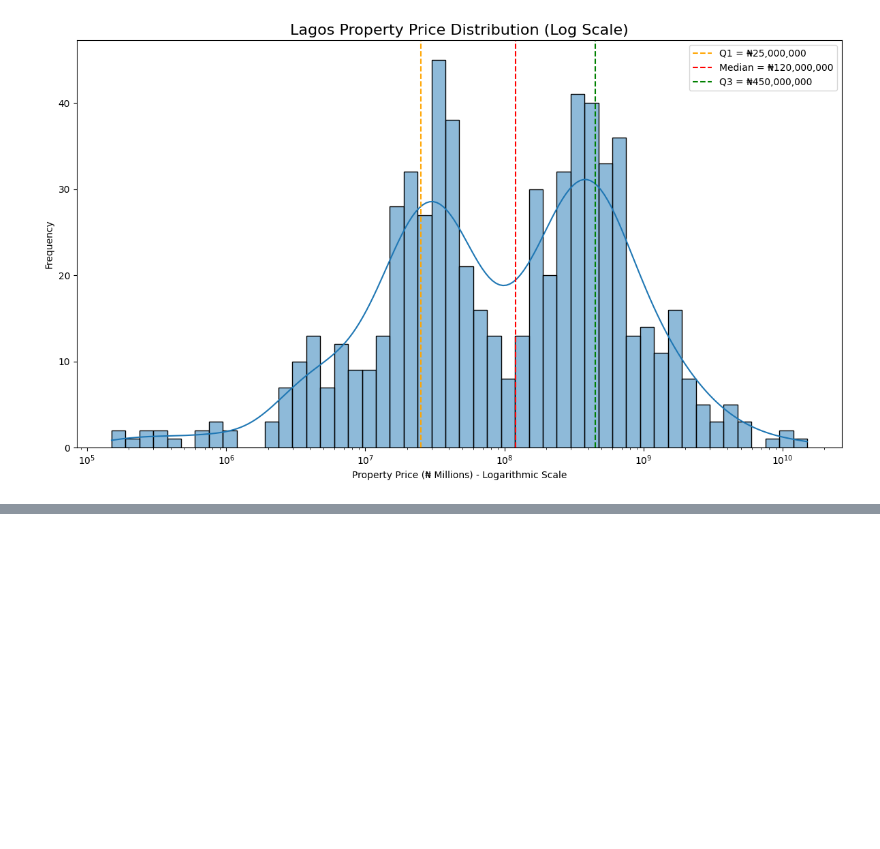
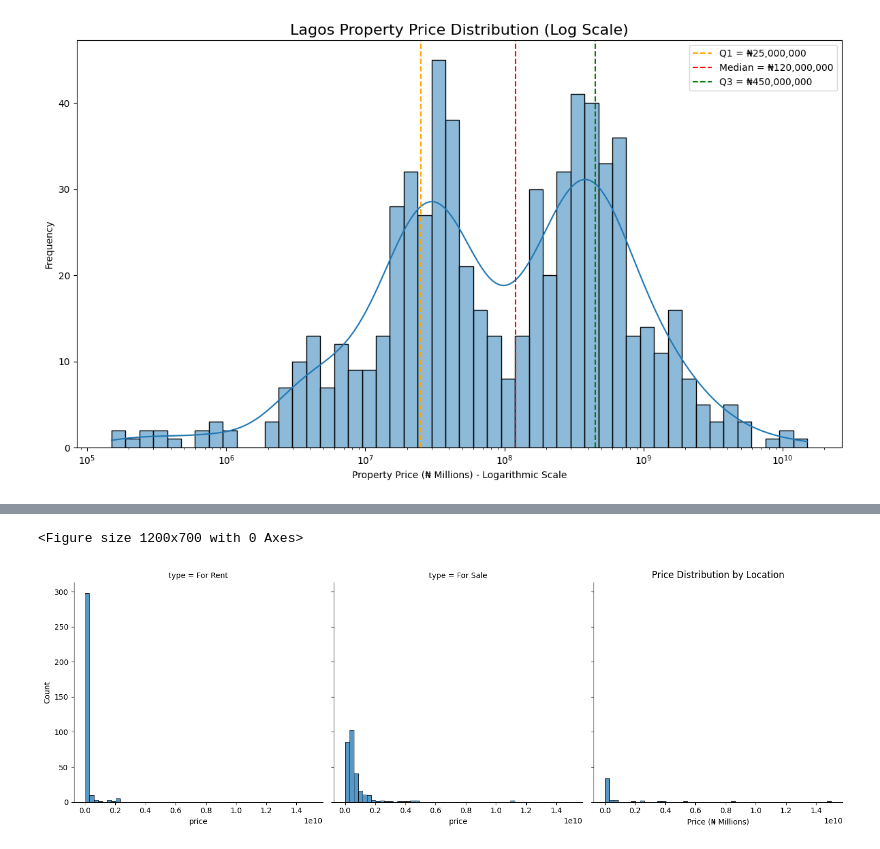
Before and after one commit to adamlaw669/Lagos-Real-Estate-Market-Analysis, a Jupyter notebook: notebooks/exploratory_data_analysis.ipynb, the cells around one changed output, grey strips where cells are left out. Cells and saved outputs as stored; diff of their text form; code cells hidden in the pictures; blank space fills up the shorter version.

```diff
--- a/notebooks/exploratory_data_analysis.ipynb
+++ b/notebooks/exploratory_data_analysis.ipynb
@@ -96,3 +195,16 @@ The price distrbution almost follows a guassiona dist, but for the dip in the me
+# %%
+#plotting a graph of the price distribution for each type of property
+
+plt.figure(figsize=(12,7))
+sns.displot(data=df, x="price", col="type")
+plt.title("Price Distribution by Location")
+plt.xlabel("Price (₦ Millions)")
+plt.ylabel("Location")
+plt.tight_layout()
+plt.show()
+# %% [output]
+<Figure size 1200x700 with 0 Axes>
+[figure, added]
 # %%
 # relationship between price and district
 for district in df['district'].unique():
```
Also changed, not shown: parts of 20 cells of this notebook, 1 other file.
